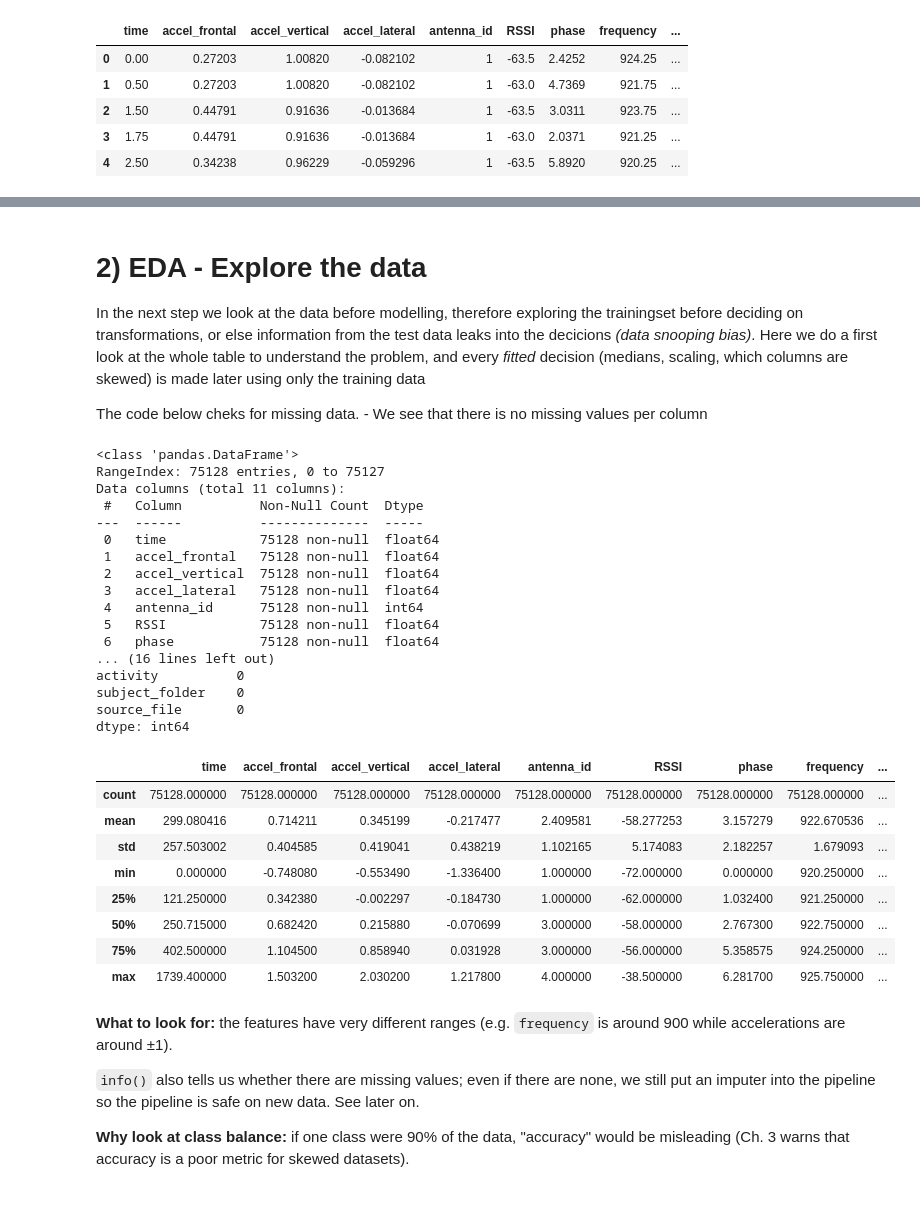
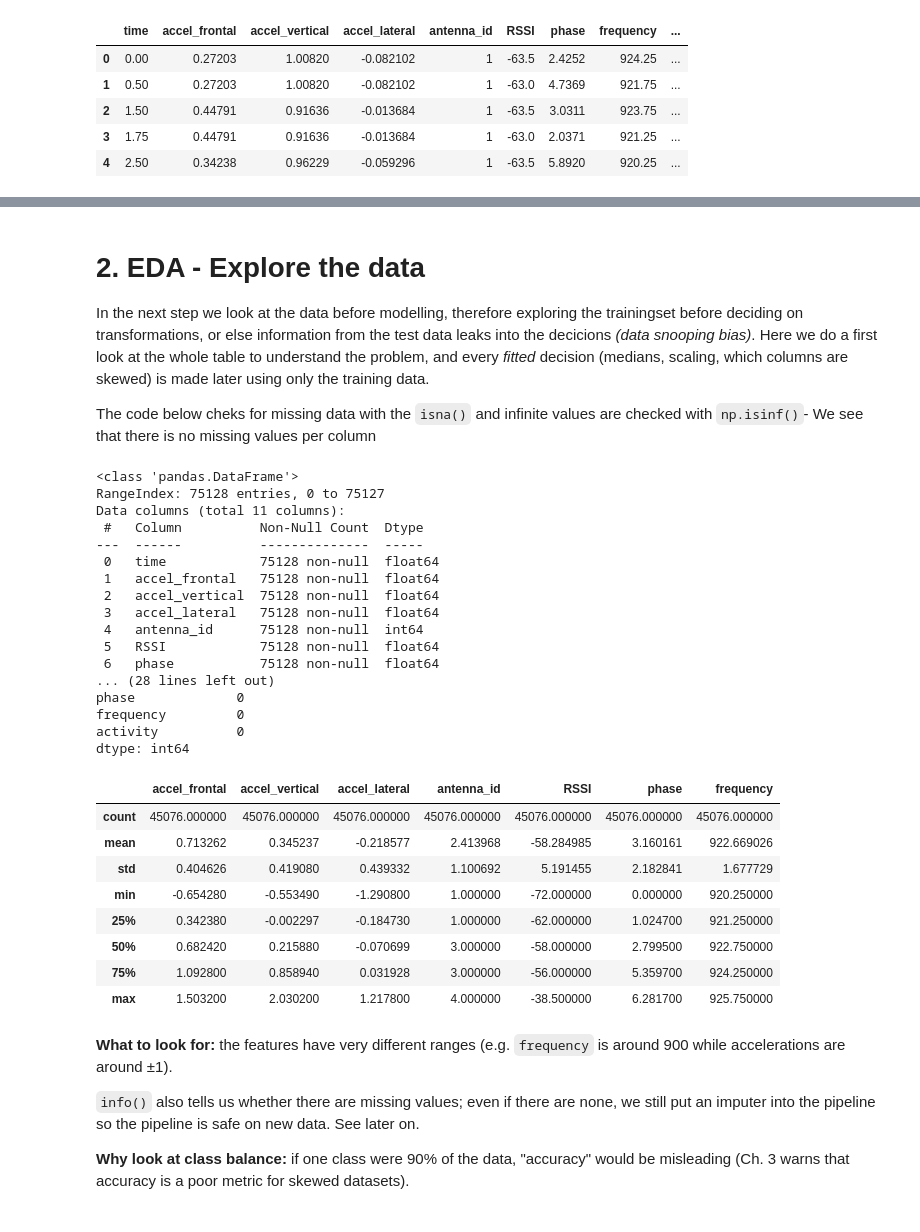
Before and after one commit to R3ALITI3S/MachineLearningMiniProject, a Jupyter notebook: MachineLearning.ipynb, the cells around one changed output, grey strips where cells are left out. Saved outputs shown, nothing was run; the diff lists cells and outputs as text; code cells hidden in the pictures.

```diff
--- a/MachineLearning.ipynb
+++ b/MachineLearning.ipynb
@@ -135,0 +154,25 @@ The shape of the dataset (75128, 11)
+# %%
+X = df.drop(columns=["activity", "source_file", "time"])
+y = df["activity"]
+
+# Split 1: 60% training, 40% remaining
+X_train, X_remaining, y_train, y_remaining = train_test_split(
+    X,
+    y,
+    test_size=0.40,
+    random_state=42,
+    stratify=y
+)
+
+# Split 2: 20% validation, 20% testing
+X_val, X_test, y_val, y_test = train_test_split(
+    X_remaining,
+    y_remaining,
+    test_size=0.50,
+    random_state=42,
+    stratify=y_remaining
+)
+
+print("train:", X_train.shape, " test:", X_test.shape, " val:", X_val.shape)
+print(y_train.value_counts(normalize=True).sort_index().round(3).to_dict())
+print(y_test.value_counts(normalize=True).sort_index().round(3).to_dict())
@@ -136,42 +222,48 @@ The shape of the dataset (75128, 11)
 # %% [markdown]
-# 2) EDA - Explore the data
-In the next step we look at the data before modelling, therefore exploring the trainingset before deciding on transformations, or else information from the test data leaks into the decicions *(data snooping bias)*. Here we do a first look at the whole table to understand the problem, and every *fitted* decision (medians, scaling, which columns are skewed) is made later using only the training data
+# 2. EDA - Explore the data
+In the next step we look at the data before modelling, therefore exploring the trainingset before deciding on transformations, or else information from the test data leaks into the decicions *(data snooping bias)*. Here we do a first look at the whole table to understand the problem, and every *fitted* decision (medians, scaling, which columns are skewed) is made later using only the training data.
 
-The code below cheks for missing data. - We see that there is no missing values per column
+The code below cheks for missing data with the `isna()` and infinite values are checked with `np.isinf()`- We see that there is no missing values per column
 # %%
-# Prints a summary of the DataFrame
+# Prints a summary of the whole DataFrame
+# Summary of the DataFrame
 df.info()
+
+# Check missing values per column
 print("\nMissing values per column:\n", df.isna().sum())
 
-# generates a quick statistical summary of the columns in a DataFrame
-df.describe()          # scale and range of each feature
+# Check infinite values per column
+print("\nInfinite values per column:\n", np.isinf(df.select_dtypes(include=np.number)).sum())
+
+# generates a quick statistical summary of the columns in the X-training
+X_train.describe()          # scale and range of each feature
 # %% [output]
 <class 'pandas.DataFrame'>
 RangeIndex: 75128 entries, 0 to 75127
 Data columns (total 11 columns):
  #   Column          Non-Null Count  Dtype
 ---  ------          --------------  -----
  0   time            75128 non-null  float64
  1   accel_frontal   75128 non-null  float64
  2   accel_vertical  75128 non-null  float64
  3   accel_lateral   75128 non-null  float64
  4   antenna_id      75128 non-null  int64
  5   RSSI            75128 non-null  float64
  6   phase           75128 non-null  float64
-... (16 lines left out)
+... (28 lines left out)
+phase             0
+frequency         0
 activity          0
-subject_folder    0
-source_file       0
 dtype: int64
-|  | time | accel_frontal | accel_vertical | accel_lateral | antenna_id | RSSI | phase | frequency | ... |
-| count | 75128.000000 | 75128.000000 | 75128.000000 | 75128.000000 | 75128.000000 | 75128.000000 | 75128.000000 | 75128.000000 | ... |
-| mean | 299.080416 | 0.714211 | 0.345199 | -0.217477 | 2.409581 | -58.277253 | 3.157279 | 922.670536 | ... |
-| std | 257.503002 | 0.404585 | 0.419041 | 0.438219 | 1.102165 | 5.174083 | 2.182257 | 1.679093 | ... |
-| min | 0.000000 | -0.748080 | -0.553490 | -1.336400 | 1.000000 | -72.000000 | 0.000000 | 920.250000 | ... |
-| 25% | 121.250000 | 0.342380 | -0.002297 | -0.184730 | 1.000000 | -62.000000 | 1.032400 | 921.250000 | ... |
-| 50% | 250.715000 | 0.682420 | 0.215880 | -0.070699 | 3.000000 | -58.000000 | 2.767300 | 922.750000 | ... |
-| 75% | 402.500000 | 1.104500 | 0.858940 | 0.031928 | 3.000000 | -56.000000 | 5.358575 | 924.250000 | ... |
-| max | 1739.400000 | 1.503200 | 2.030200 | 1.217800 | 4.000000 | -38.500000 | 6.281700 | 925.750000 | ... |
+|  | accel_frontal | accel_vertical | accel_lateral | antenna_id | RSSI | phase | frequency |
+| count | 45076.000000 | 45076.000000 | 45076.000000 | 45076.000000 | 45076.000000 | 45076.000000 | 45076.000000 |
+| mean | 0.713262 | 0.345237 | -0.218577 | 2.413968 | -58.284985 | 3.160161 | 922.669026 |
+| std | 0.404626 | 0.419080 | 0.439332 | 1.100692 | 5.191455 | 2.182841 | 1.677729 |
+| min | -0.654280 | -0.553490 | -1.290800 | 1.000000 | -72.000000 | 0.000000 | 920.250000 |
+| 25% | 0.342380 | -0.002297 | -0.184730 | 1.000000 | -62.000000 | 1.024700 | 921.250000 |
+| 50% | 0.682420 | 0.215880 | -0.070699 | 3.000000 | -58.000000 | 2.799500 | 922.750000 |
+| 75% | 1.092800 | 0.858940 | 0.031928 | 3.000000 | -56.000000 | 5.359700 | 924.250000 |
+| max | 1.503200 | 2.030200 | 1.217800 | 4.000000 | -38.500000 | 6.281700 | 925.750000 |
 # %% [markdown]
 **What to look for:** the features have very different ranges (e.g. `frequency` is around 900 while accelerations are around ±1).
 
```
Also changed, not shown: parts of 35 cells of this notebook.
